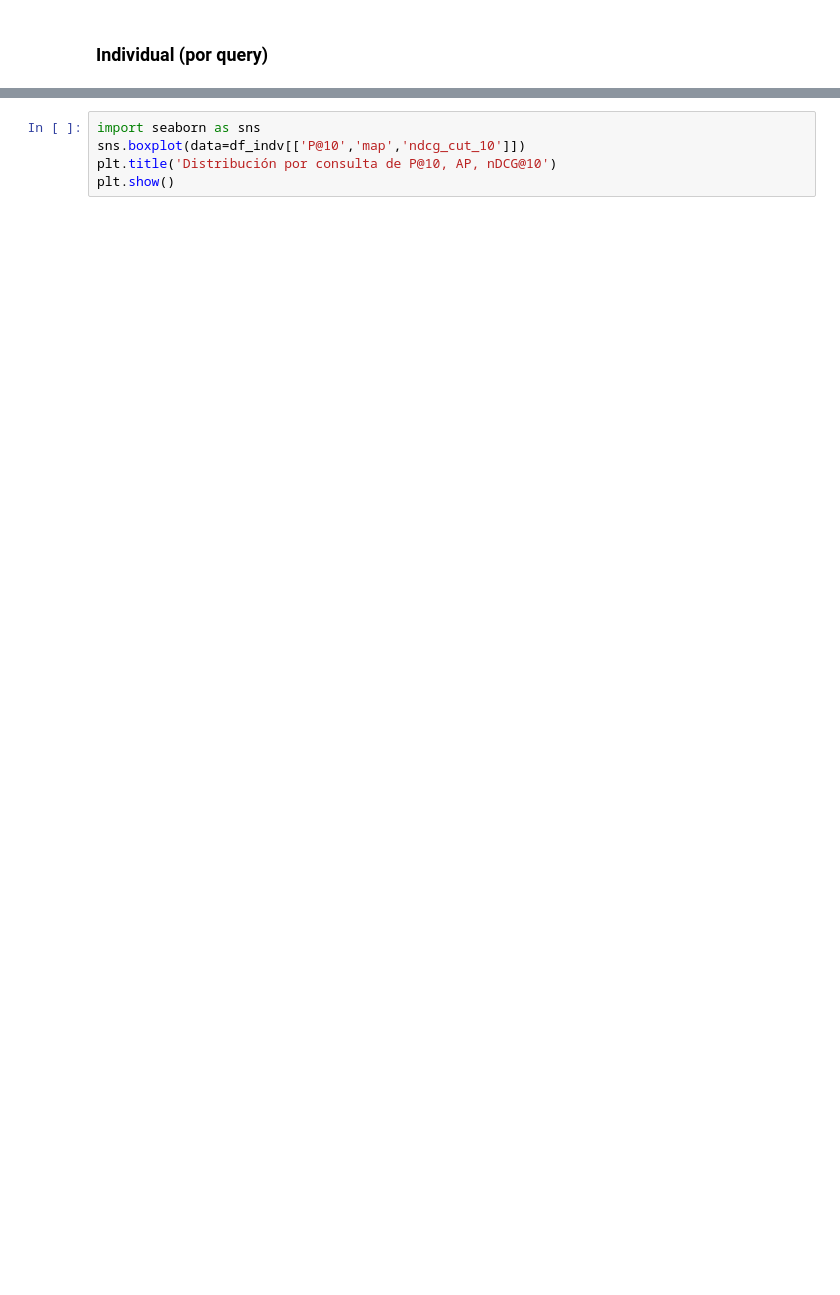
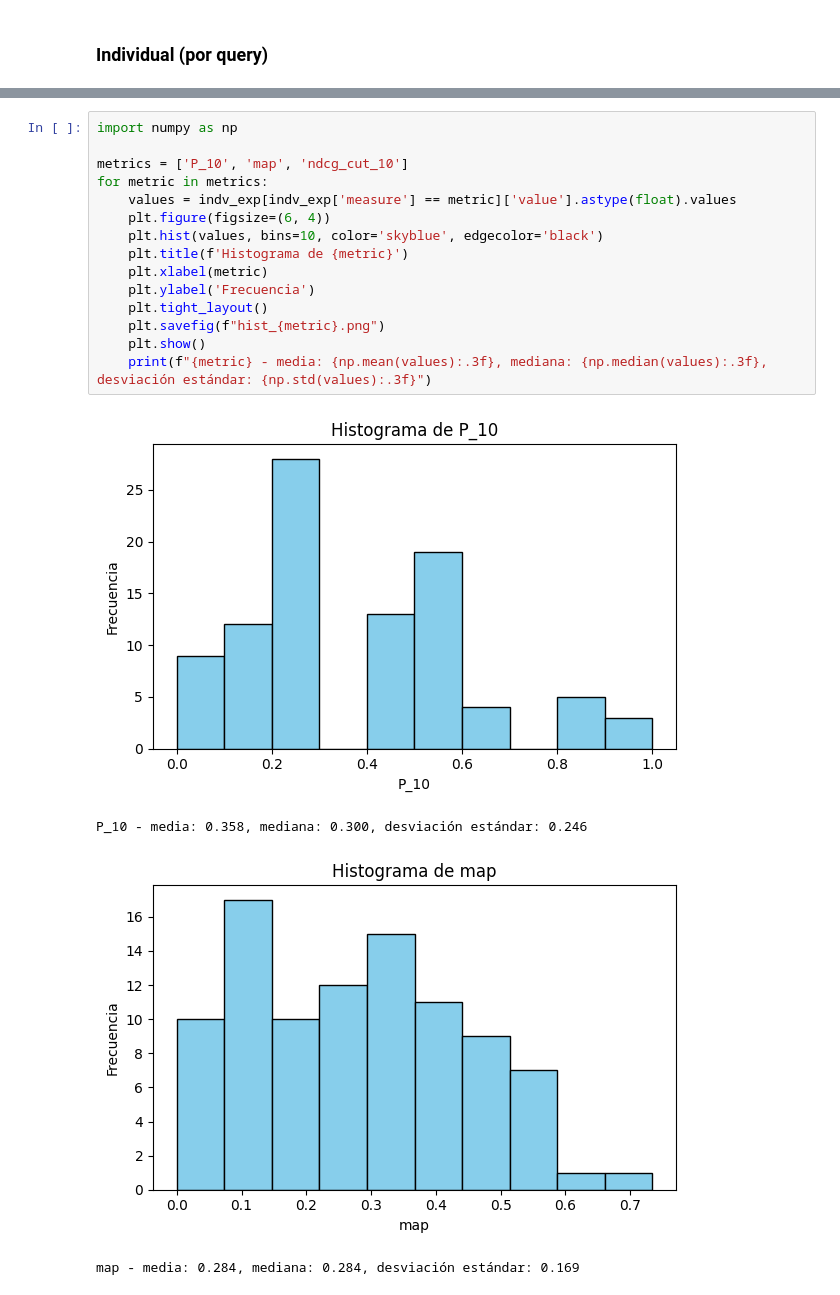
Before and after one commit to Guanart/ri-2025, a Jupyter notebook: TP02 - Modelos de RI/ejercicio7/ejercicio7.ipynb, the cells around one changed output, grey strips where cells are left out. Cells and saved outputs as stored; diff of their text form; blank space fills up the shorter version.

```diff
--- a/TP02 - Modelos de RI/ejercicio7/ejercicio7.ipynb
+++ b/TP02 - Modelos de RI/ejercicio7/ejercicio7.ipynb
@@ -106,5 +125,20 @@ print(df_indv.head())
-# %%
-import seaborn as sns
-sns.boxplot(data=df_indv[['P@10','map','ndcg_cut_10']])
-plt.title('Distribución por consulta de P@10, AP, nDCG@10')
-plt.show()
+# %%
+import numpy as np
+
+metrics = ['P_10', 'map', 'ndcg_cut_10']
+for metric in metrics:
+    values = indv_exp[indv_exp['measure'] == metric]['value'].astype(float).values
+    plt.figure(figsize=(6, 4))
+    plt.hist(values, bins=10, color='skyblue', edgecolor='black')
+    plt.title(f'Histograma de {metric}')
+    plt.xlabel(metric)
+    plt.ylabel('Frecuencia')
+    plt.tight_layout()
+    plt.savefig(f"hist_{metric}.png")
+    plt.show()
+    print(f"{metric} - media: {np.mean(values):.3f}, mediana: {np.median(values):.3f}, desviación estándar: {np.std(values):.3f}")
+# %% [output]
+[figure, added]
+P_10 - media: 0.358, mediana: 0.300, desviación estándar: 0.246
+[figure, added]
+map - media: 0.284, mediana: 0.284, desviación estándar: 0.169
```
Also changed, not shown: parts of 6 cells of this notebook, 1 other file.
